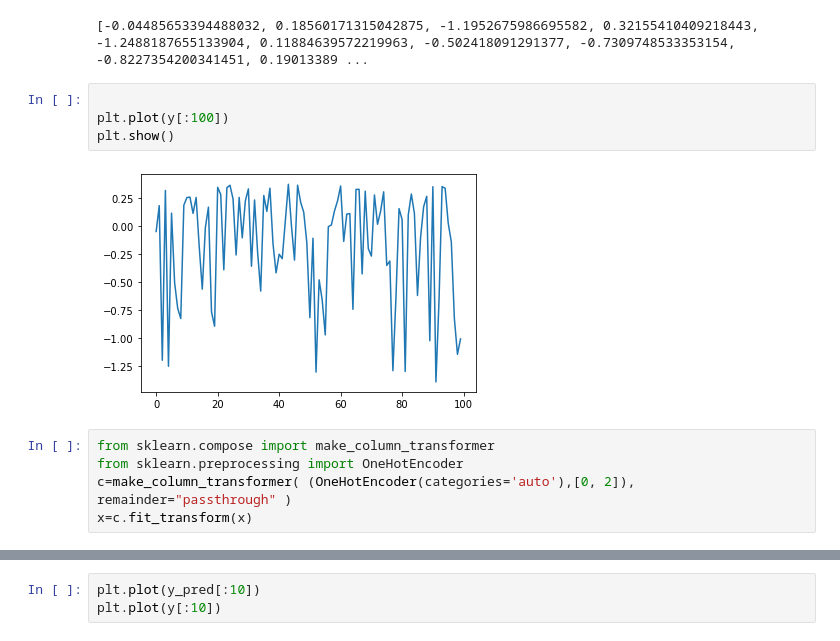
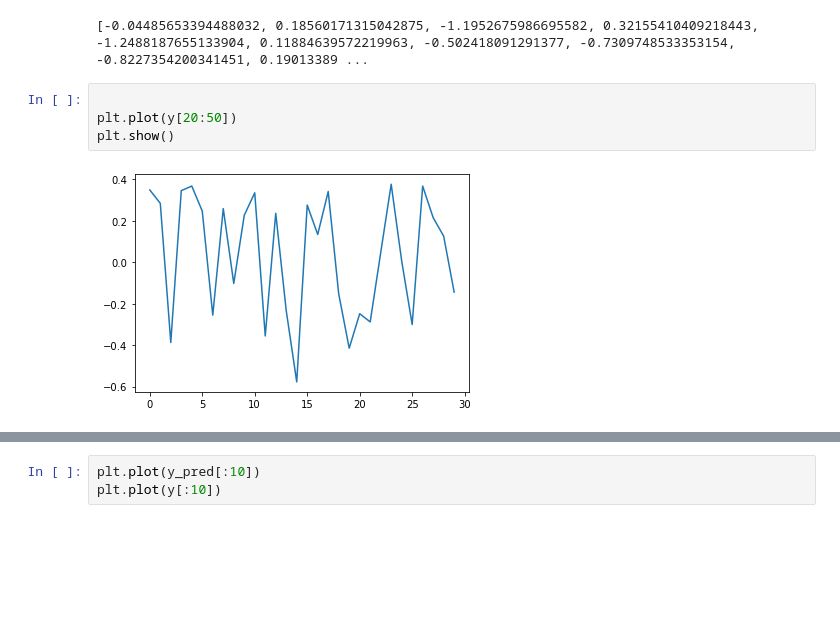
Before and after one commit to ViekyKayal/iitSalaryPrediction, a Jupyter notebook: sal pred.ipynb, the cells around one changed output, grey strips where cells are left out. Cells and saved outputs as stored; diff of their text form; blank space fills up the shorter version.

```diff
--- a/sal pred.ipynb
+++ b/sal pred.ipynb
@@ -59,12 +87,7 @@ print(y[:100])
 [-0.04485653394488032, 0.18560171315042875, -1.1952675986695582, 0.32155410409218443, -1.2488187655133904, 0.11884639572219963, -0.502418091291377, -0.7309748533353154, -0.8227354200341451, 0.19013389 ...
 # %%
 
-plt.plot(y[:100])
+plt.plot(y[20:50])
 plt.show()
 # %% [output]
-[figure, old version]
+[figure, new version]
-# %%
-from sklearn.compose import make_column_transformer
-from sklearn.preprocessing import OneHotEncoder
-c=make_column_transformer( (OneHotEncoder(categories='auto'),[0, 2]), remainder="passthrough" )
-x=c.fit_transform(x)
```
Also changed, not shown: parts of 6 cells of this notebook.
